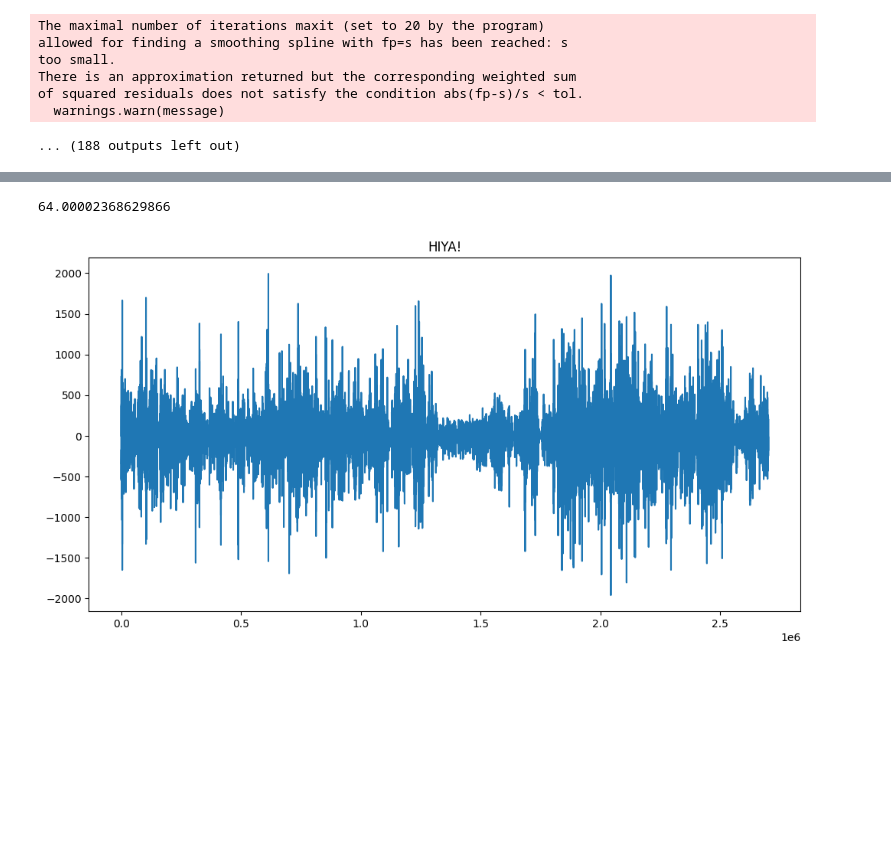
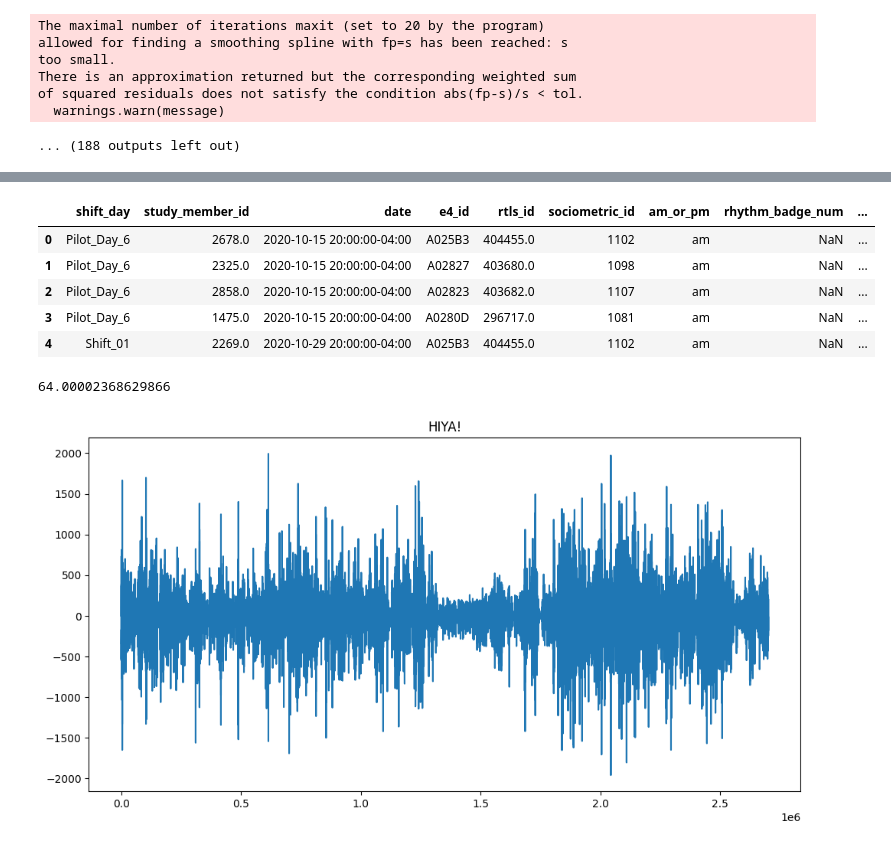
Before and after one commit to dr-rosen-rosen/tpd, a Jupyter notebook: e4_bvp_processing.ipynb, the cells around one changed output, grey strips where cells are left out. Drawn from its saved outputs; the diff is of its cells as text; code cells hidden in the pictures; blank space fills up the shorter version.

```diff
--- a/e4_bvp_processing.ipynb
+++ b/e4_bvp_processing.ipynb
@@ -206,3 +215,12 @@ df = df.sort_values('time_stamp', ascending = True)
+# %%
+task_list_df.head()
+# %% [output]
+|  | shift_day | study_member_id | date | e4_id | rtls_id | sociometric_id | am_or_pm | rhythm_badge_num | ... |
+| 0 | Pilot_Day_6 | 2678.0 | 2020-10-15 20:00:00-04:00 | A025B3 | 404455.0 | 1102 | am | NaN | ... |
+| 1 | Pilot_Day_6 | 2325.0 | 2020-10-15 20:00:00-04:00 | A02827 | 403680.0 | 1098 | am | NaN | ... |
+| 2 | Pilot_Day_6 | 2858.0 | 2020-10-15 20:00:00-04:00 | A02823 | 403682.0 | 1107 | am | NaN | ... |
+| 3 | Pilot_Day_6 | 1475.0 | 2020-10-15 20:00:00-04:00 | A0280D | 296717.0 | 1081 | am | NaN | ... |
+| 4 | Shift_01 | 2269.0 | 2020-10-29 20:00:00-04:00 | A025B3 | 404455.0 | 1102 | am | NaN | ... |
 # %%
 hp.get_samplerate_datetime(df['time_stamp'].dt.strftime("%H:%M:%S.%f"))
 # %% [output]
```
Also changed, not shown: parts of 2 cells of this notebook, 3 other files.
